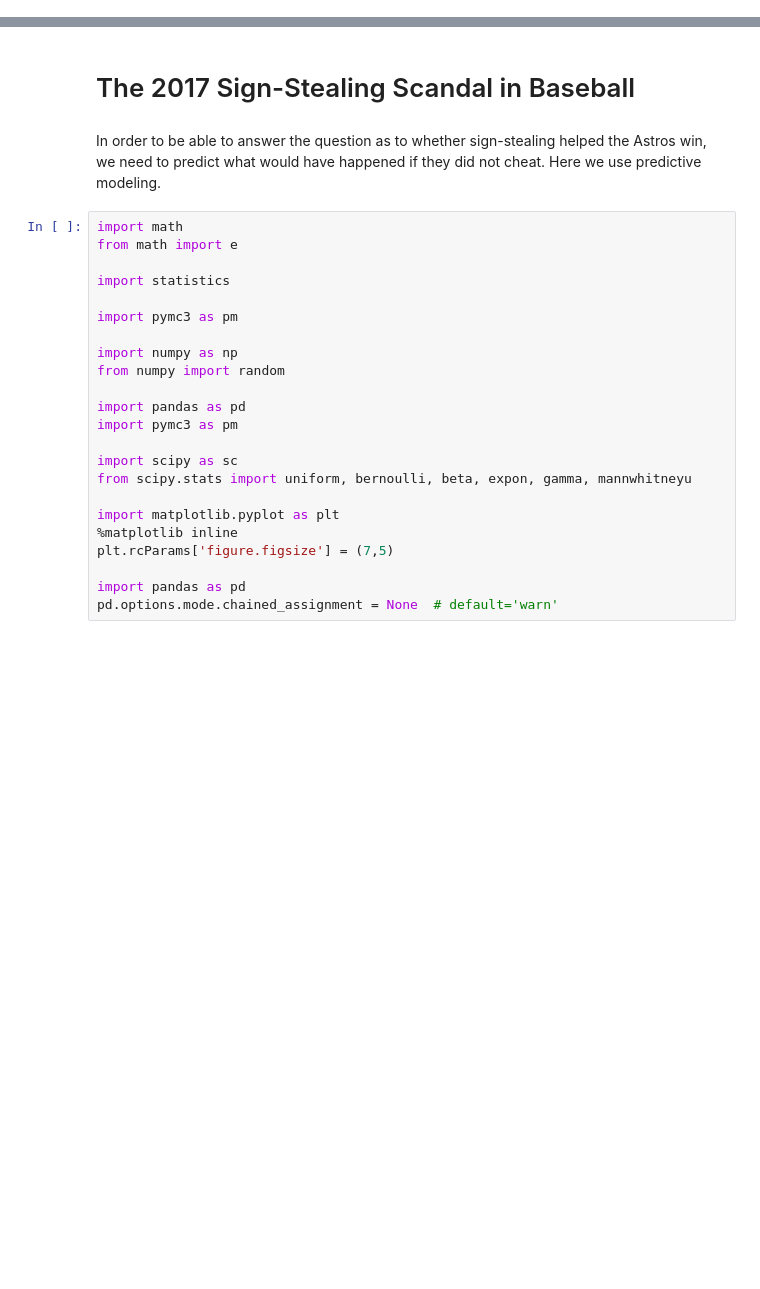
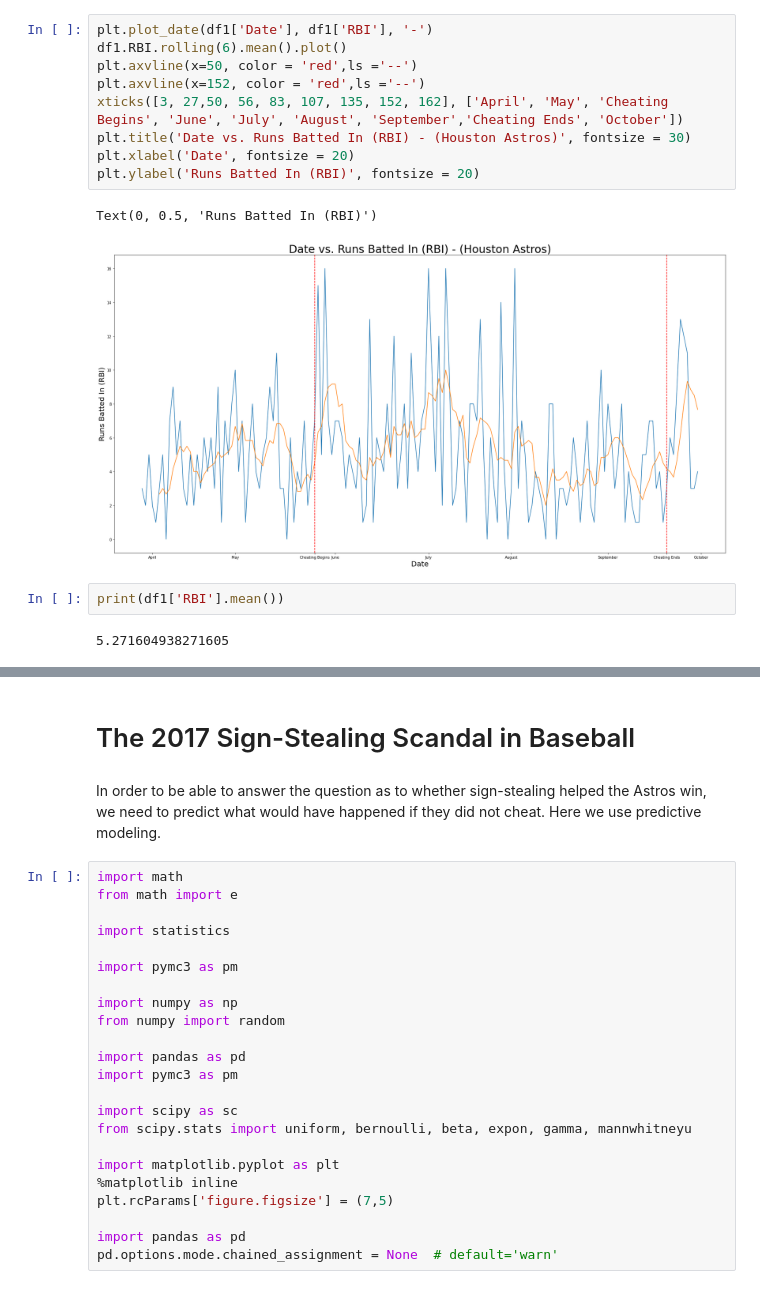
Before and after one commit to nicholas-greger/astros-project, a Jupyter notebook: Final.ipynb, the cells around one changed output, grey strips where cells are left out. Drawn from its saved outputs; the diff is of its cells as text; blank space fills up the shorter version.

```diff
--- a/Final.ipynb
+++ b/Final.ipynb
@@ -0,0 +70,16 @@
+# %%
+plt.plot_date(df1['Date'], df1['RBI'], '-')
+df1.RBI.rolling(6).mean().plot()
+plt.axvline(x=50, color = 'red',ls ='--')
+plt.axvline(x=152, color = 'red',ls ='--')
+xticks([3, 27,50, 56, 83, 107, 135, 152, 162], ['April', 'May', 'Cheating Begins', 'June', 'July', 'August', 'September','Cheating Ends', 'October'])
+plt.title('Date vs. Runs Batted In (RBI) - (Houston Astros)', fontsize = 30)
+plt.xlabel('Date', fontsize = 20)
+plt.ylabel('Runs Batted In (RBI)', fontsize = 20)
+# %% [output]
+Text(0, 0.5, 'Runs Batted In (RBI)')
+[figure, added]
+# %%
+print(df1['RBI'].mean())
+# %% [output]
+5.271604938271605
```
Also changed, not shown: parts of 25 cells of this notebook.
